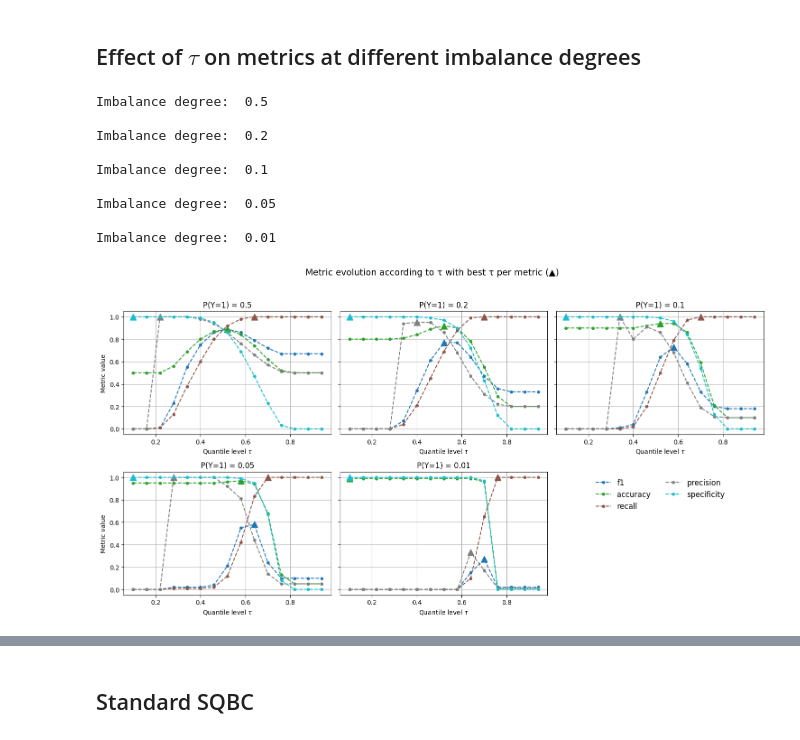
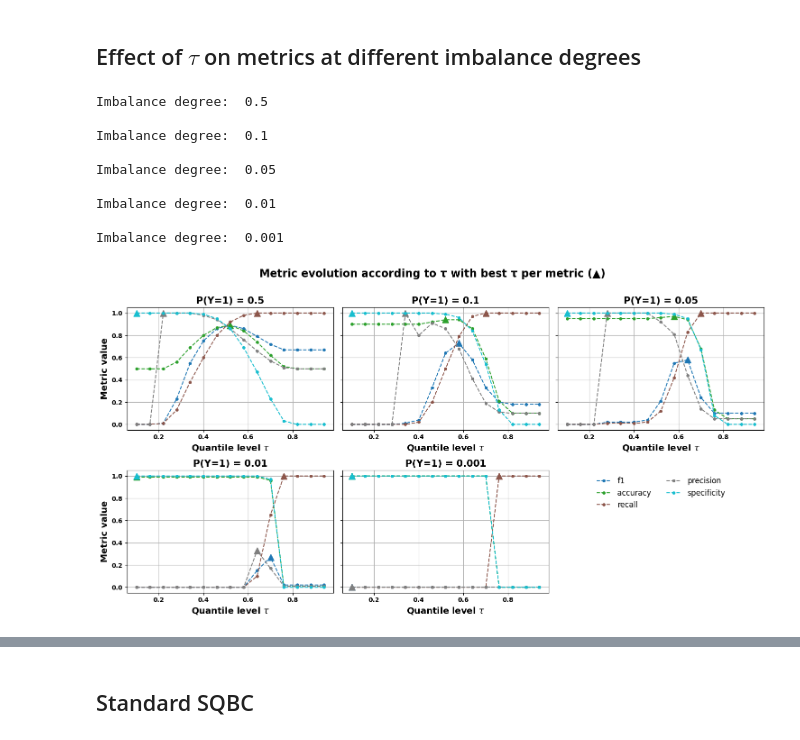
Before and after one commit to Lauryne-Moyse/MSc_Code_Public, a Jupyter notebook: Code_project.ipynb, the cells around one changed output, grey strips where cells are left out. Cells and saved outputs as stored; diff of their text form; code cells hidden in the pictures.

Commit message:
Graphs and clean code

```diff
--- a/Code_project.ipynb
+++ b/Code_project.ipynb
@@ -348,13 +351,6 @@ model.plot_loss()
 def specificity_score(y_true, y_pred):
     """
     Computes specificity of classification.
-
-    Parameters:
-        y_true (np.array): true value of target variable
-        y_pred (np.array): predicted value of target  variable
-
-    Returns:
-    float: specificity score
     """
 
     tn, fp, fn, tp = confusion_matrix(y_true, y_pred).ravel()
@@ -366,8 +362,6 @@ def specificity_score(y_true, y_pred):
 def cost_score(y_true, y_pred, cost_10=10, cost_01=100, cost_11=10, cost_00=0, normalize=True):
     """
     Computes total cost of classification based on cost matrix.
-    Return:
-        float: opposite of total coast
     """
     tn, fp, fn, tp = confusion_matrix(y_true, y_pred).ravel()
     total_cost = fp*cost_10 + fn*cost_01 + tp*cost_11 + tn*cost_00
@@ -434,4 +417,5 @@ def evaluate(y_true, y_pred, y_scores=None, cost_10=10, cost_01=100, cost_11=10,
     return metrics
 # %%
 y_pred_01 = model.predict(X_test_01)
-metrics = evaluate(y_test_01, y_pred_01)
+y_prob = model.predict_quantile(X_test_01)
+metrics = evaluate(y_test_01, y_pred_01, y_prob)
@@ -636,14 +577,13 @@ cost_vs_tau_plot_bootstrap(X_churn, y_churn)
 ## Effect of $\tau$ on metrics at different imbalance degrees
 # %%
 def plot_metrics_vs_tau_for_imbalances(
-        imbalances=[0.5, 0.2, 0.1, 0.05, 0.01],
+        imbalances=[0.5, 0.1, 0.05, 0.01, 0.001],
         tau_range=np.linspace(0.1, 1, 15, endpoint=False),
-        nb_cols=2,
-        cost_10=10, cost_01=100, cost_11=10, cost_00=0
+        nb_cols=3,
     ):
     """
-    For each imbalance level in `imbalances`, plot metric curves as a function of τ (with denser sampling after 0.5),
-    and highlight the τ that minimizes cost.
+    For each imbalance level in 'imbalances', plot metric curves as a function of τ,
+    and highlight the τ that optimize the metric.
     """
     metrics_names = [
         "f1",  "accuracy",
@@ -678,9 +618,10 @@ def plot_metrics_vs_tau_for_imbalances(
             model = SQBC(tau=tau)
             model.fit(X_train, y_train)
             y_pred = model.predict(X_test)
+            y_prob = model.predict_quantile(X_test)
 
             # Retrieve metrics
-            metrics = evaluate(y_test, y_pred, cost_10, cost_01, cost_11, cost_00, plot=False)
+            metrics = evaluate(y_test, y_pred, y_prob, plot=False)
             for m in metrics_names:
                 metric_curves[m].append(metrics[m])
 
@@ -694,10 +635,14 @@ def plot_metrics_vs_tau_for_imbalances(
             best_tau = tau_range[best_idx]
             ax.plot(best_tau, values[best_idx], marker='^', markersize=10, color=colors(i))
 
-        ax.set_title(f"P(Y=1) = {p}")
-        ax.set_xlabel(r"Quantile level $\tau$")
+        for tick in ax.get_yticklabels():
+            tick.set_fontweight('bold')
+        for tick in ax.get_xticklabels():
+            tick.set_fontweight('bold')
+        ax.set_title(f"P(Y=1) = {p}", fontsize=15, fontweight="bold")
+        ax.set_xlabel(r"Quantile level $\tau$", fontsize=14, fontweight="bold")
         if id % n_col == 0:
-            ax.set_ylabel("Metric value")
+            ax.set_ylabel("Metric value", fontsize=14, fontweight="bold")
         ax.grid(True)
 
     # Subplot for legend
@@ -710,20 +655,21 @@ def plot_metrics_vs_tau_for_imbalances(
     for j in range(n_imbalances+1, n_row * n_col):
         fig.delaxes(axes[j])
 
-    plt.suptitle("Metric evolution according to τ with best τ per metric (▲)", fontsize=14)
-    plt.tight_layout(rect=[0, 0, 1, 0.95])
-    plt.savefig("tau_metrics.png", dpi=300, format="png")
+    plt.suptitle("Metric evolution according to τ with best τ per metric (▲)",
+        fontsize=17, fontweight="bold")
+    plt.tight_layout(rect=[0, 0, 1, 0.97])
+    plt.savefig("Figures/tau_metrics.pdf", dpi=600, format="pdf")
     plt.show()
 # %%
-plot_metrics_vs_tau_for_imbalances(nb_cols=3)
+plot_metrics_vs_tau_for_imbalances()
 # %% [output]
 Imbalance degree:  0.5
-
-Imbalance degree:  0.2
 
 Imbalance degree:  0.1
 
 Imbalance degree:  0.05
 
 Imbalance degree:  0.01
+
+Imbalance degree:  0.001
-[figure, old version]
+[figure, new version]
```
Also changed, not shown: parts of 80 cells of this notebook, 17 other files.
